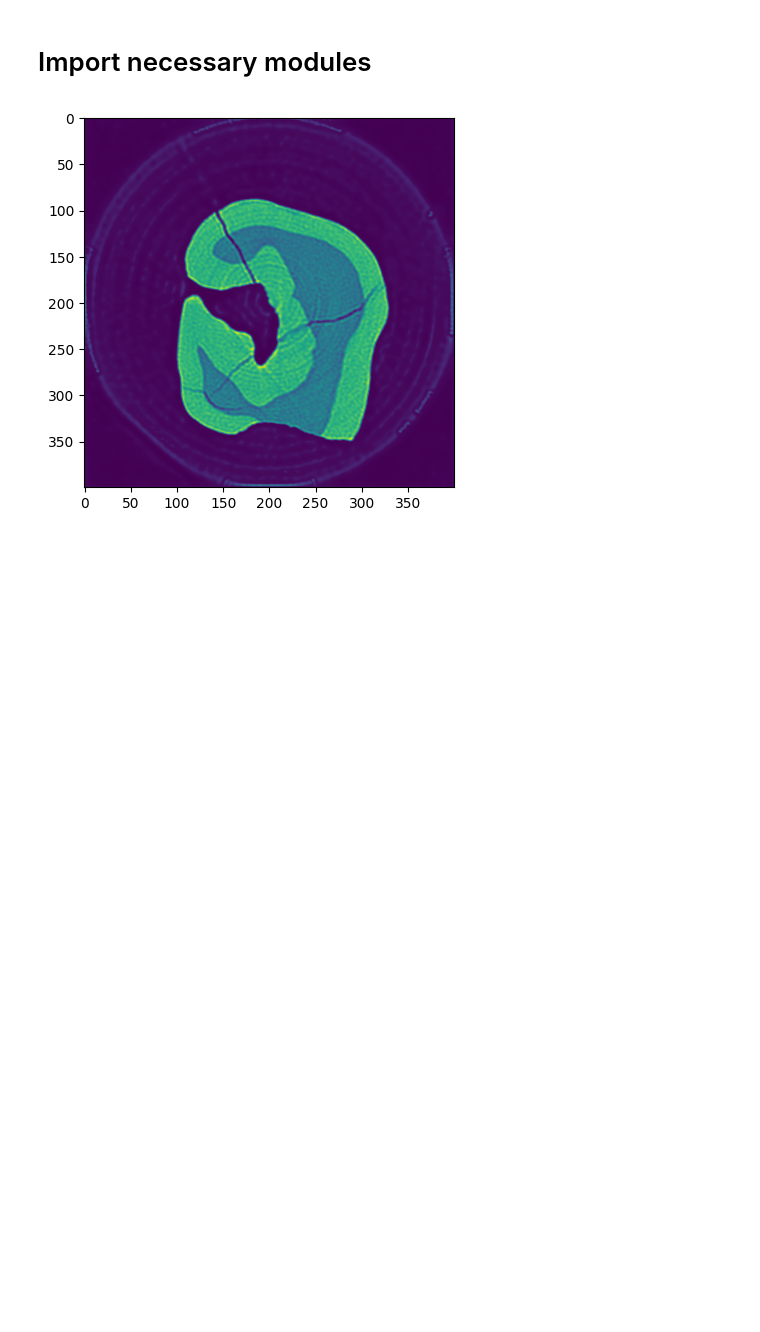
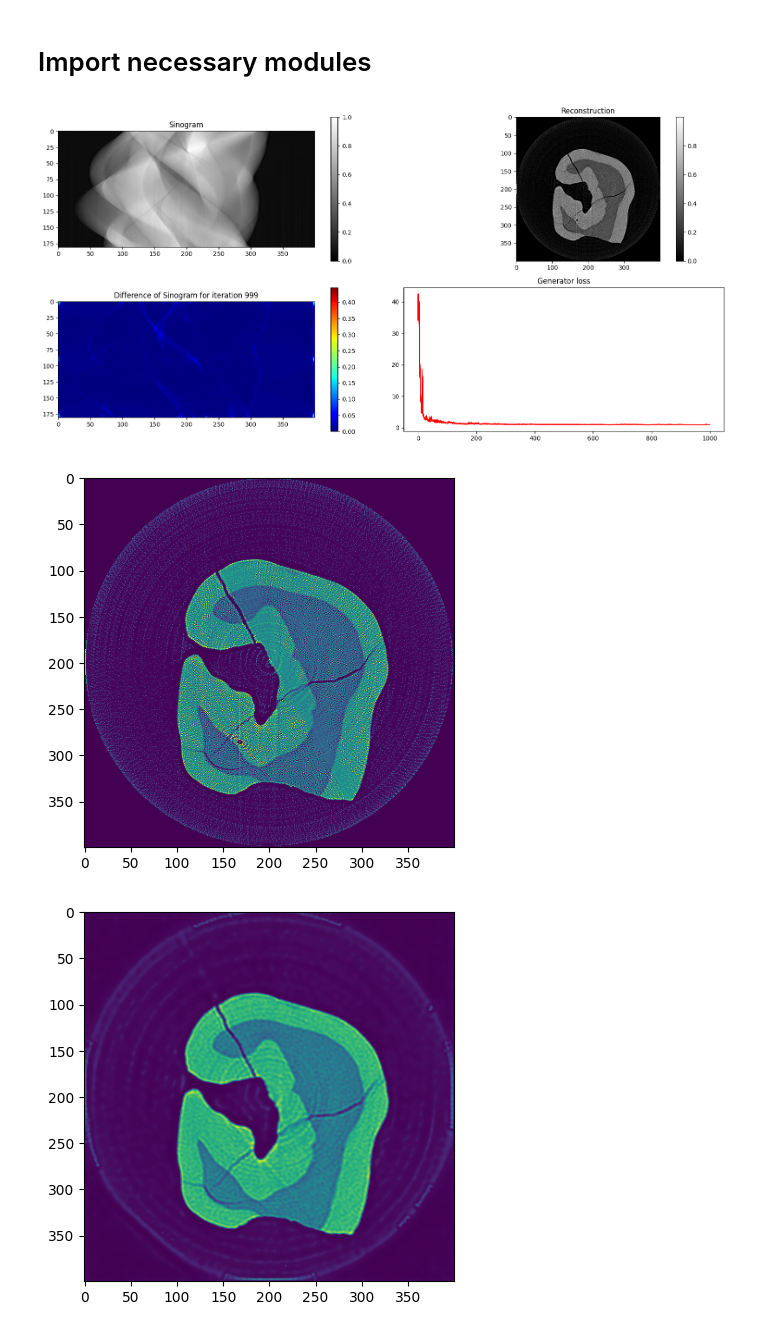
Before and after one commit to XYangXRay/ganrec, a Jupyter notebook: examples/tomography_torch.ipynb, the cells around one changed output. Drawn from its saved outputs; the diff is of its cells as text; code cells hidden in the pictures; blank space fills up the shorter version.

```diff
--- a/examples/tomography_torch.ipynb
+++ b/examples/tomography_torch.ipynb
@@ -3,3 +10,16 @@
+# %%
+prj = tifffile.imread('./test_data/tooth.tiff')
+nang, px = prj.shape
+ang = angles(nang)
+prj = nor_tomo(prj)
+# %%
+rec = GANtomo(prj, ang, iter_num=1000, recon_monitor=True).recon()
+plt.imshow(rec)
+plt.show()
+tifffile.imwrite('./test_results/recon_tooth.tiff', rec)
+# %% [output]
+[figure, added]
+[figure, added]
 # %%
 %matplotlib inline
 import numpy as np
```
Also changed, not shown: parts of 1 cell of this notebook, 14 other files.
